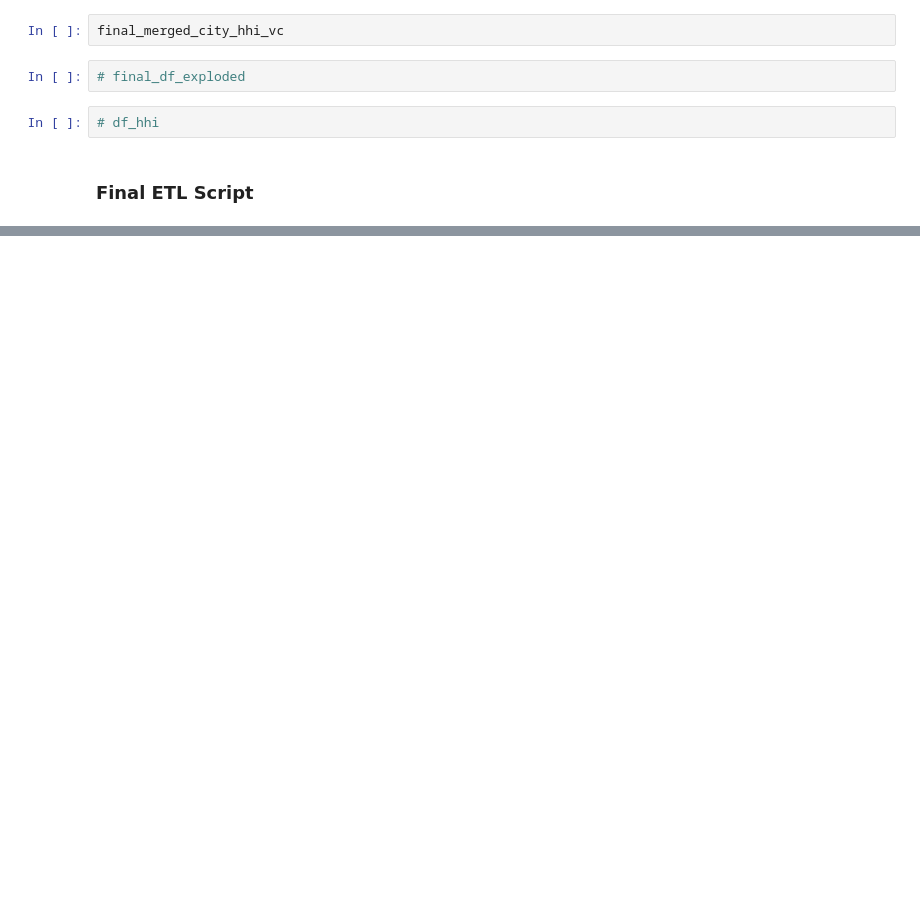
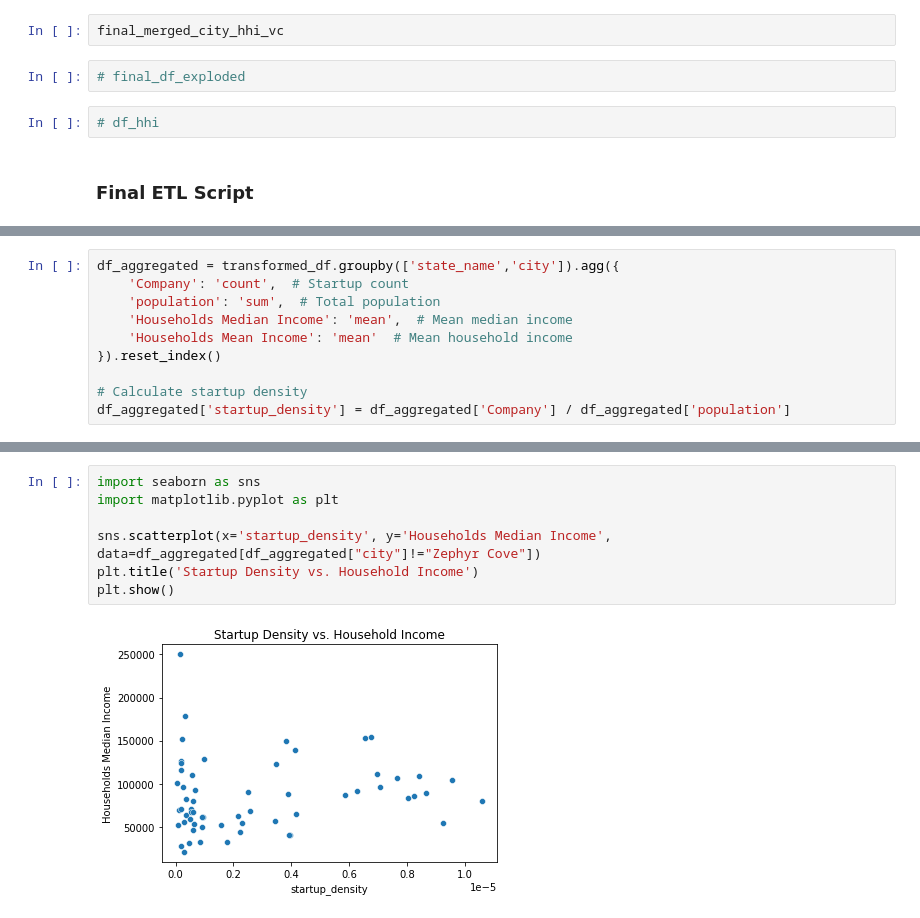
Before and after one commit to nomanarshad94/made-project-ws24, a Jupyter notebook: project/data_exploration.ipynb, the cells around one changed output, grey strips where cells are left out. Saved outputs shown, nothing was run; the diff lists cells and outputs as text; blank space fills up the shorter version.

Commit message:
Data update and cleanup

```diff
--- a/project/data_exploration.ipynb
+++ b/project/data_exploration.ipynb
@@ -544,0 +1082,10 @@ See the caveats in the documentation: https://pandas.pydata.org/pandas-docs/stab
+# %%
+df_aggregated = transformed_df.groupby(['state_name','city']).agg({
+    'Company': 'count',  # Startup count
+    'population': 'sum',  # Total population
+    'Households Median Income': 'mean',  # Mean median income
+    'Households Mean Income': 'mean'  # Mean household income
+}).reset_index()
+
+# Calculate startup density
+df_aggregated['startup_density'] = df_aggregated['Company'] / df_aggregated['population']
@@ -544,0 +1120,9 @@ See the caveats in the documentation: https://pandas.pydata.org/pandas-docs/stab
+# %%
+import seaborn as sns
+import matplotlib.pyplot as plt
+
+sns.scatterplot(x='startup_density', y='Households Median Income', data=df_aggregated[df_aggregated["city"]!="Zephyr Cove"])
+plt.title('Startup Density vs. Household Income')
+plt.show()
+# %% [output]
+[figure, added]
```
Also changed, not shown: parts of 51 cells of this notebook, 5 other files.
